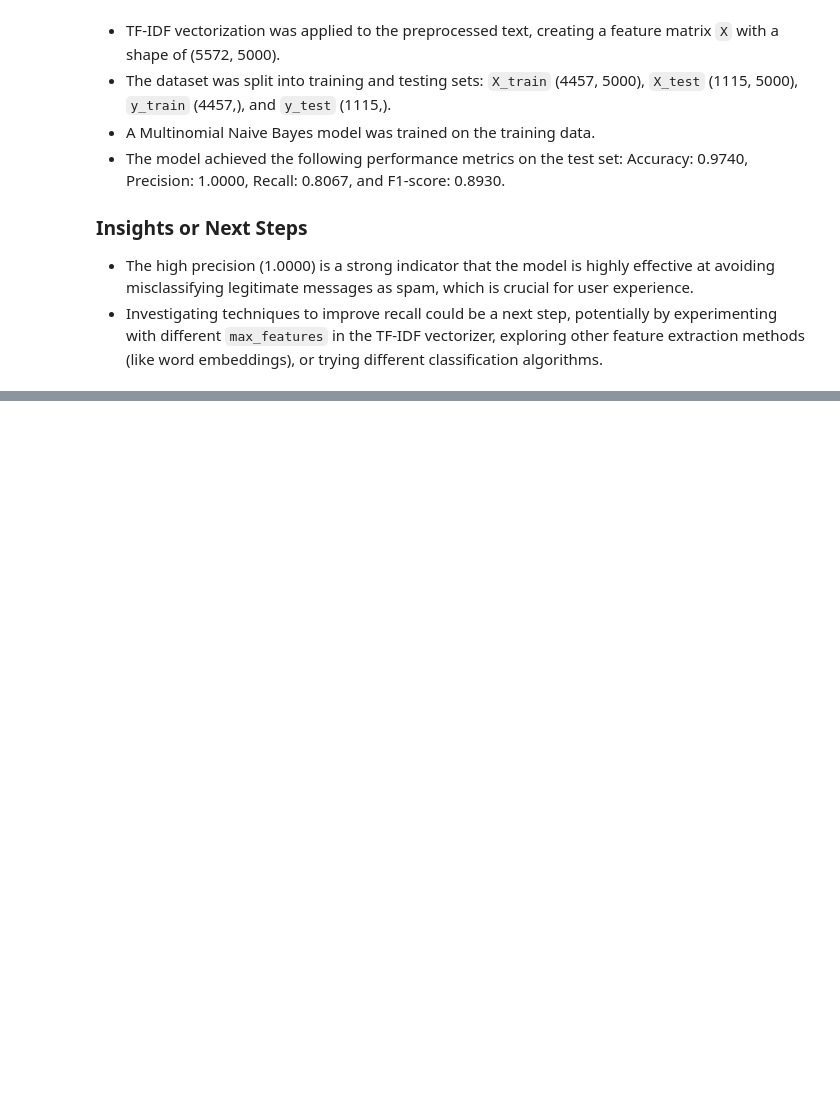
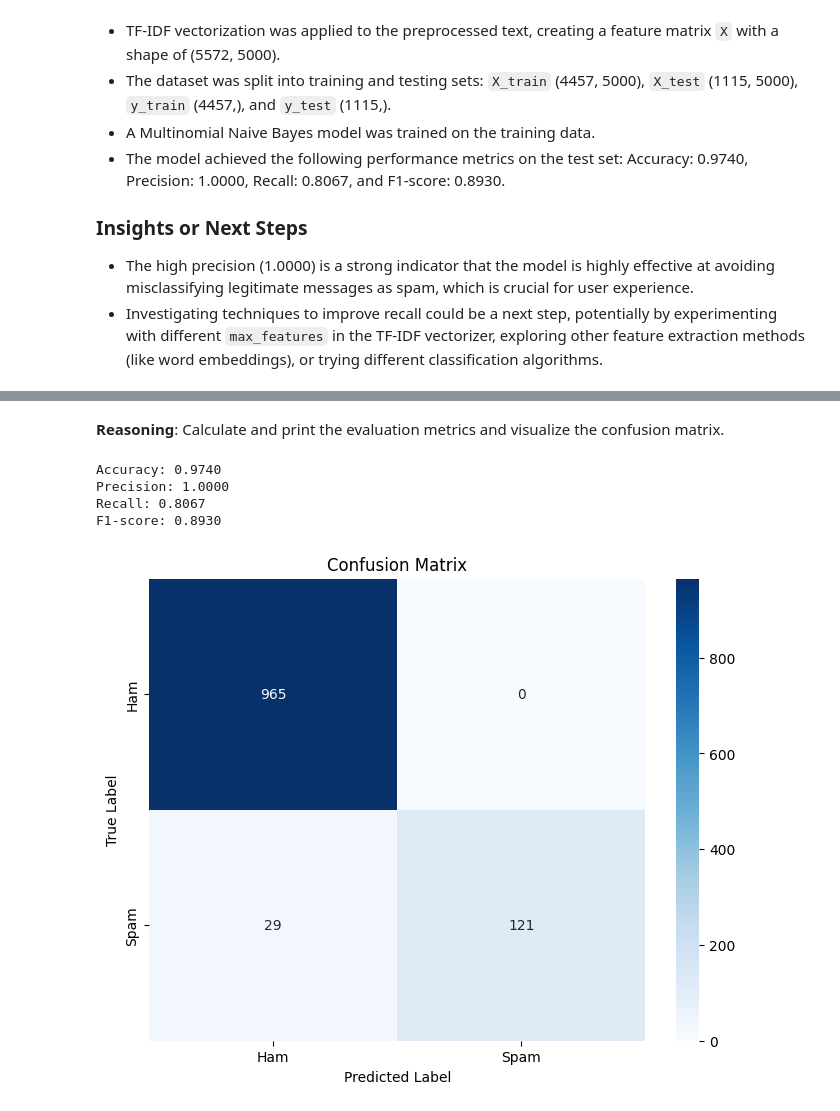
Before and after one commit to akshayaxhacker-12/CODSOFT, a Jupyter notebook: SPAM_SMS_DETECTION.ipynb, the cells around one changed output, grey strips where cells are left out. Cells and saved outputs as stored; diff of their text form; code cells hidden in the pictures; blank space fills up the shorter version.

```diff
--- a/SPAM_SMS_DETECTION.ipynb
+++ b/SPAM_SMS_DETECTION.ipynb
@@ -207,0 +424,11 @@ F1-score: 0.8930
+# %%
+from sklearn.model_selection import train_test_split
+
+# Split the dataset
+X_train, X_test, y_train, y_test = train_test_split(X, df['label'], test_size=0.2, random_state=42)
+
+# Print the shapes
+print("Shape of X_train:", X_train.shape)
+print("Shape of X_test:", X_test.shape)
+print("Shape of y_train:", y_train.shape)
+print("Shape of y_test:", y_test.shape)
@@ -207,0 +508,8 @@ F1-score: 0.8930
+# %%
+from sklearn.naive_bayes import MultinomialNB
+
+# Instantiate the model
+model = MultinomialNB()
+
+# Train the model
+model.fit(X_train, y_train)
@@ -207,0 +523,39 @@ F1-score: 0.8930
+# %% [markdown]
+**Reasoning**:
+Calculate and print the evaluation metrics and visualize the confusion matrix.
+# %%
+from sklearn.metrics import accuracy_score, precision_score, recall_score, f1_score, confusion_matrix
+import seaborn as sns
+import matplotlib.pyplot as plt
+
+# Predict on the test set
+y_pred = model.predict(X_test)
+
+# Calculate evaluation metrics
+accuracy = accuracy_score(y_test, y_pred)
+precision = precision_score(y_test, y_pred)
+recall = recall_score(y_test, y_pred)
+f1 = f1_score(y_test, y_pred)
+
+# Print the metrics
+print(f"Accuracy: {accuracy:.4f}")
+print(f"Precision: {precision:.4f}")
+print(f"Recall: {recall:.4f}")
+print(f"F1-score: {f1:.4f}")
+
+# Calculate the confusion matrix
+cm = confusion_matrix(y_test, y_pred)
+
+# Visualize the confusion matrix
+plt.figure(figsize=(8, 6))
+sns.heatmap(cm, annot=True, fmt='d', cmap='Blues', xticklabels=['Ham', 'Spam'], yticklabels=['Ham', 'Spam'])
+plt.xlabel('Predicted Label')
+plt.ylabel('True Label')
+plt.title('Confusion Matrix')
+plt.show()
+# %% [output]
+Accuracy: 0.9740
+Precision: 1.0000
+Recall: 0.8067
+F1-score: 0.8930
+[figure, added]
```
Also changed, not shown: parts of 35 cells of this notebook.
